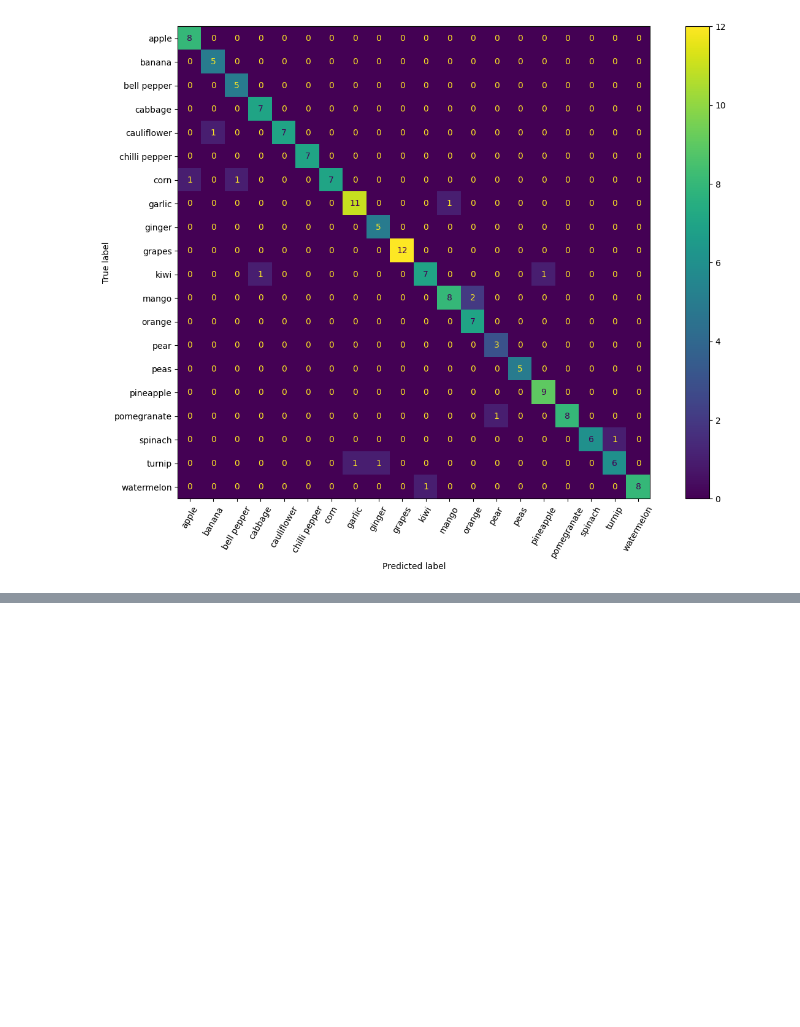
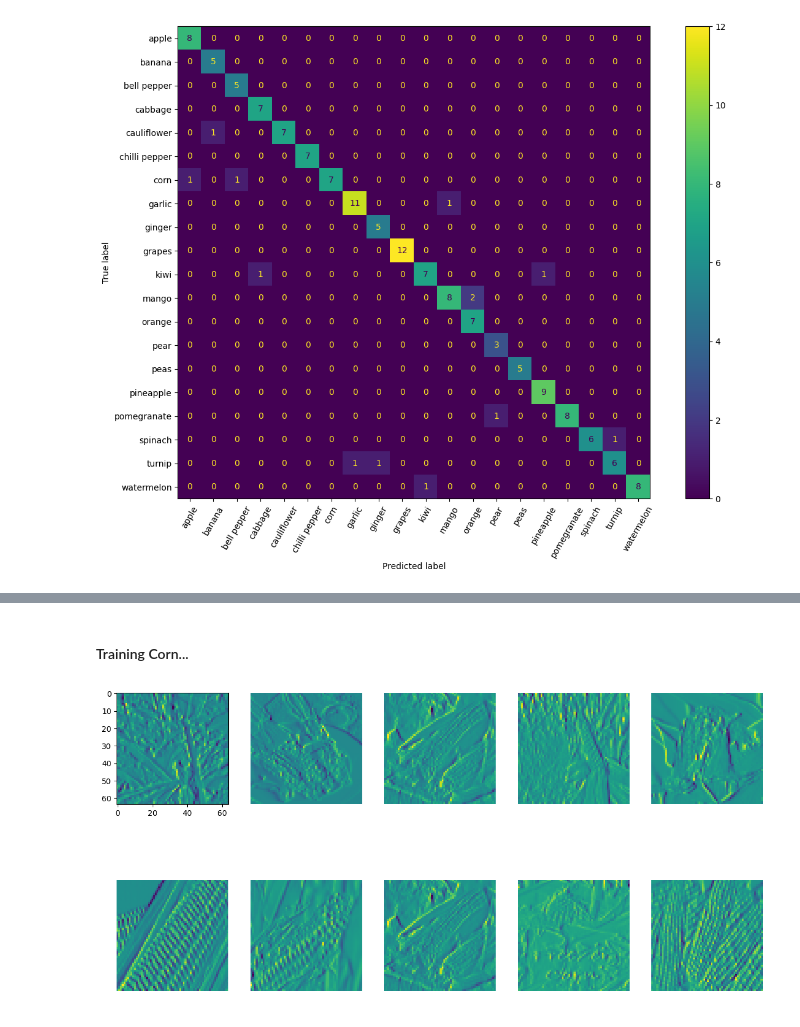
Before and after one commit to vrvenkatesh/w281-summer-2023-project-computer-vision, a Jupyter notebook: logistic_regression_Sobel_X_features.ipynb, the cells around one changed output, grey strips where cells are left out. Drawn from its saved outputs; the diff is of its cells as text; code cells hidden in the pictures; blank space fills up the shorter version.

```diff
--- a/logistic_regression_Sobel_X_features.ipynb
+++ b/logistic_regression_Sobel_X_features.ipynb
@@ -305,10 +305,10 @@ Best: {'C': 0.2428653459992841, 'fit_intercept': 0, 'max_iter': 16, 'penalty': 0
 params = {'C': 0.2428653459992841,
             'class_weight': 'balanced'}
 
-hog_model = LogisticRegression(**params, n_jobs=-1)
-hog_model.fit(train_sobelx.iloc[:,0:-1], train_sobelx['label'])
+sobelx_model = LogisticRegression(**params, n_jobs=-1)
+sobelx_model.fit(train_sobelx.iloc[:,0:-1], train_sobelx['label'])
 
-y_pred = hog_model.predict(validation_sobelx.iloc[:,0:-1])
+y_pred = sobelx_model.predict(validation_sobelx.iloc[:,0:-1])
 # %%
 accuracy_score(validation_sobelx['label'], y_pred)
 # %% [output]
@@ -343,0 +359,29 @@ ConfusionMatrixDisplay.from_predictions(validation_sobelx['label'], y_pred, xtic
+# %%
+import matplotlib
+import random
+
+def plot_sample(img_index_lst):
+
+  chilli_lst = random.sample(img_index_lst, 10)
+  fig = plt.figure(figsize=(15, 8))
+  columns = 5
+  rows = 2
+  for i,j in zip(range(1, columns*rows +1),chilli_lst):
+      img = train_sobelx.iloc[j,0:-1].values.reshape((64,64)).astype(float)
+      fig.add_subplot(rows, columns, i)
+      plt.imshow(img)
+
+      matplotlib.rc('axes.spines',top=False,bottom=False,left=False,right=False);
+      matplotlib.rc('axes',facecolor=(1,1,1,0),edgecolor=(1,1,1,0));
+      matplotlib.rc(('xtick','ytick'),color=(1,1,1,0));
+# %% [markdown]
+#### Training Corn...
+# %%
+corn_index = []
+for i,j in enumerate(train_sobelx['label'].tolist()):
+  if j == 'corn':
+    corn_index.append(i)
+
+plot_sample(corn_index)
+# %% [output]
+[figure, added]
```
Also changed, not shown: parts of 7 cells of this notebook.
